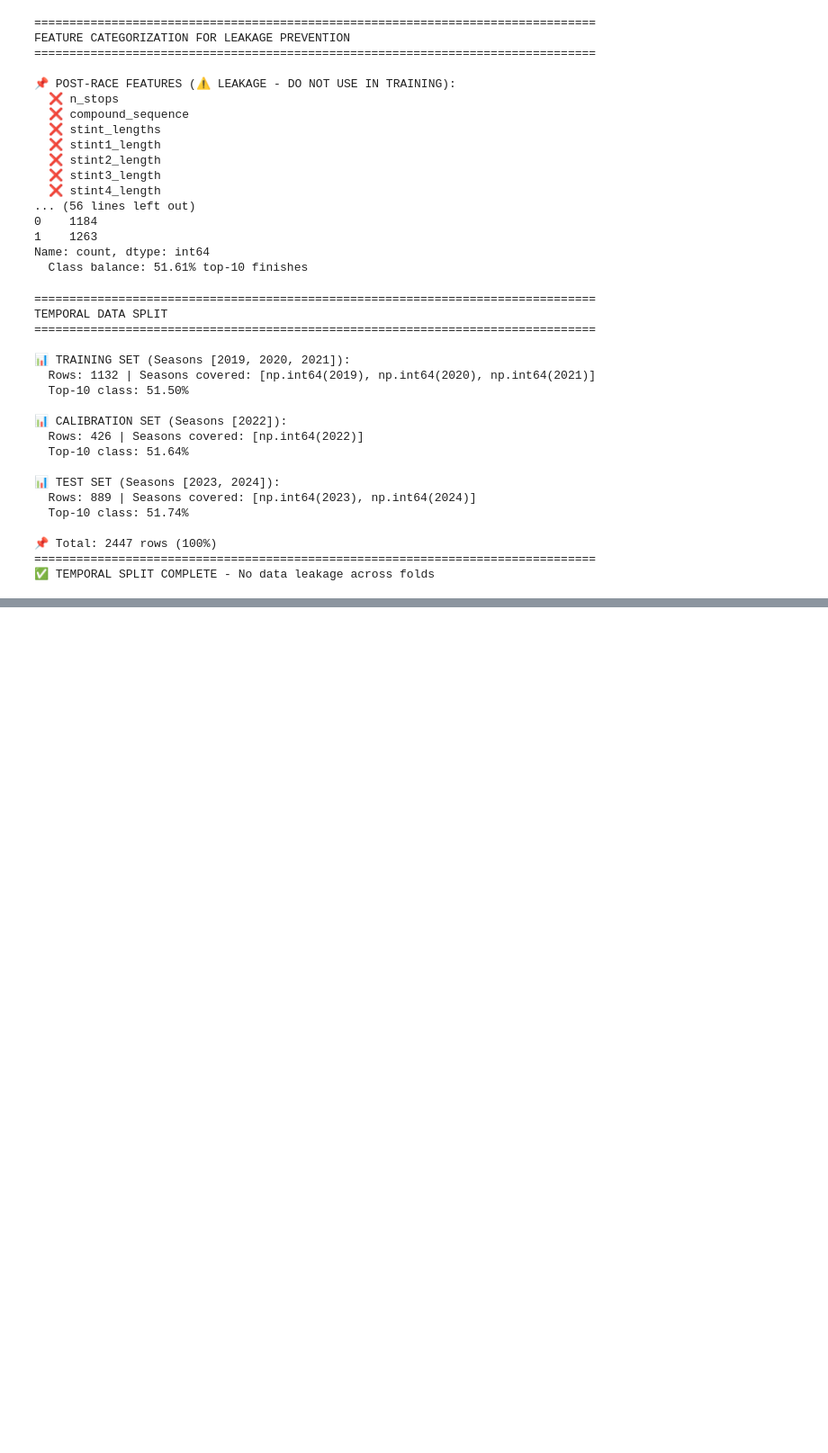
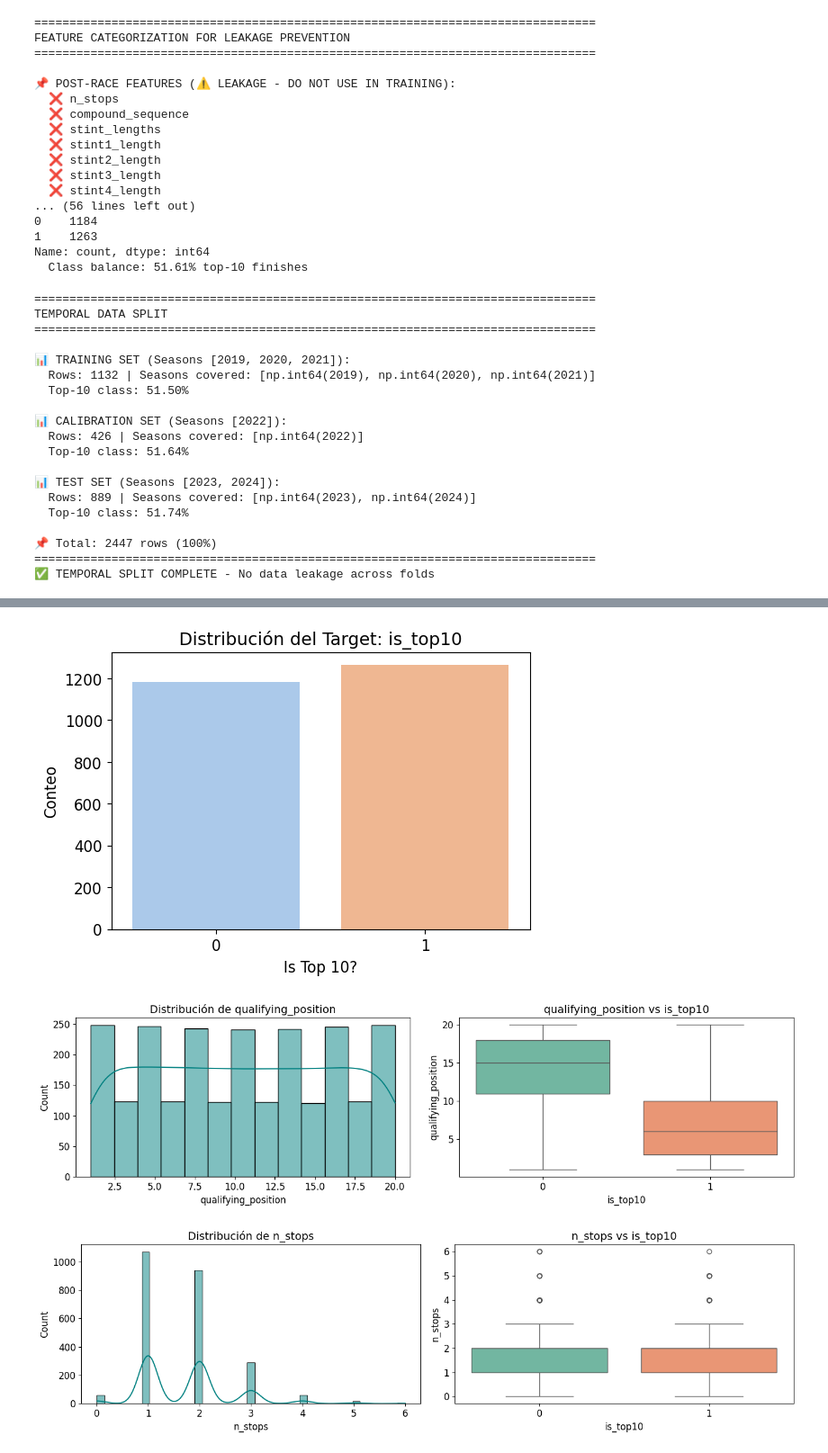
Before and after one commit to IgnaciaHerrera/Capstone, a Jupyter notebook: Hito 1/hito1_baseline.ipynb, the cells around one changed output, grey strips where cells are left out. Shown at 90% size. Saved outputs shown, nothing was run; the diff lists cells and outputs as text; code cells hidden in the pictures; blank space fills up the shorter version.

```diff
--- a/Hito 1/hito1_baseline.ipynb
+++ b/Hito 1/hito1_baseline.ipynb
@@ -233,0 +244,51 @@ TEMPORAL DATA SPLIT
+# %%
+# Lista de features elegidas temporalmente (proxy para las de Hito 2)
+# Reemplazamos grid_position por qualifying_position según la limitación #1 del Brief
+num_features = ['qualifying_position', 'n_stops']
+cat_features = ['constructor', 'circuit', 'compound_sequence']
+
+# Filtrar las que realmente existan en nuestro dataset
+num_features = [c for c in num_features if c in df.columns]
+cat_features = [c for c in cat_features if c in df.columns]
+
+target_col = 'is_top10'
+
+# 1. Distribución de la variable Target
+plt.figure(figsize=(6, 4))
+sns.countplot(data=df, x=target_col, palette='pastel')
+plt.title(f"Distribución del Target: {target_col}")
+plt.xlabel("Is Top 10?")
+plt.ylabel("Conteo")
+plt.show()
+
+# 2. Distribución de Variables Numéricas vs Target
+for col in num_features:
+    fig, (ax1, ax2) = plt.subplots(1, 2, figsize=(14, 4))
+
+    # Histograma KDE
+    sns.histplot(data=df, x=col, kde=True, ax=ax1, color='teal')
+    ax1.set_title(f'Distribución de {col}')
+
+    # Boxplot por Target
+    sns.boxplot(data=df, x=target_col, y=col, ax=ax2, palette='Set2')
+    ax2.set_title(f'{col} vs {target_col}')
+
+    plt.tight_layout()
+    plt.show()
+
+# 3. Frecuencia de Variables Categóricas vs Target (Top 10 para reducir ruido visual)
+for col in cat_features:
+    plt.figure(figsize=(10, 5))
+    top_categories = df[col].value_counts().nlargest(10).index
+    df_cat = df[df[col].isin(top_categories)]
+
+    sns.countplot(data=df_cat, y=col, hue=target_col, order=top_categories, palette='viridis')
+    plt.title(f'Top 10 Categorías: {col} vs {target_col}')
+    plt.xlabel('Frecuencia')
+    plt.ylabel(col)
+    plt.tight_layout()
+    plt.show()
+# %% [output]
+[figure, added]
+[figure, added]
+[figure, added]
```
Also changed, not shown: parts of 4 cells of this notebook.
